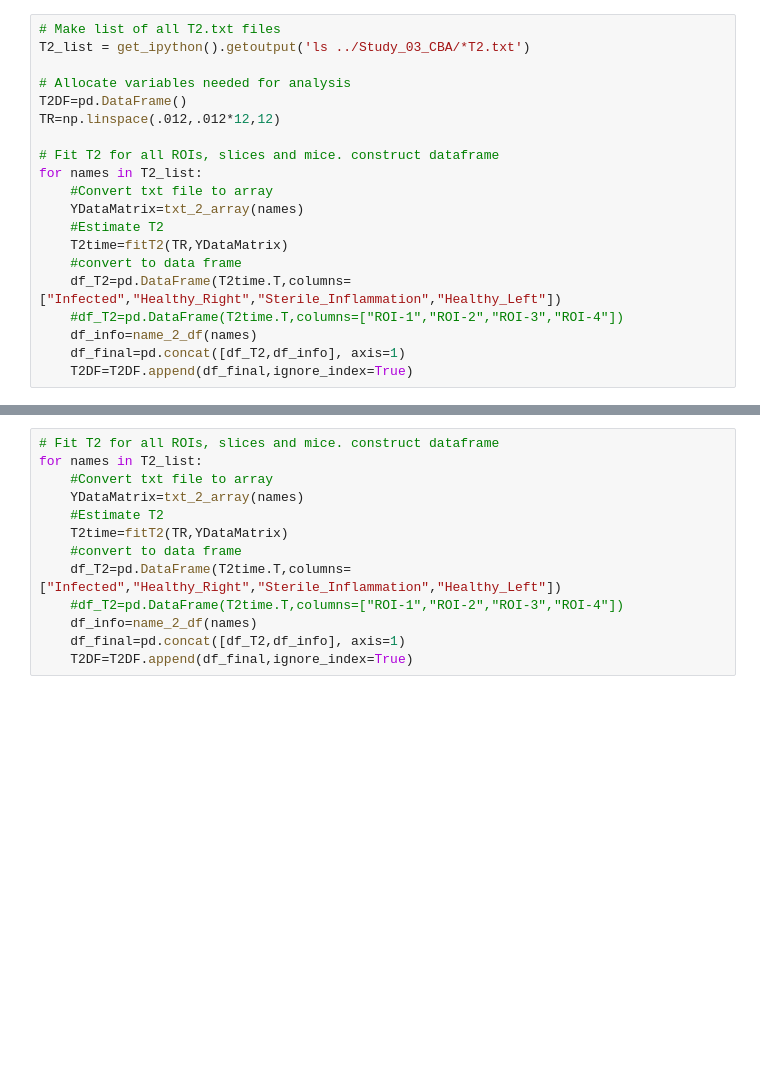
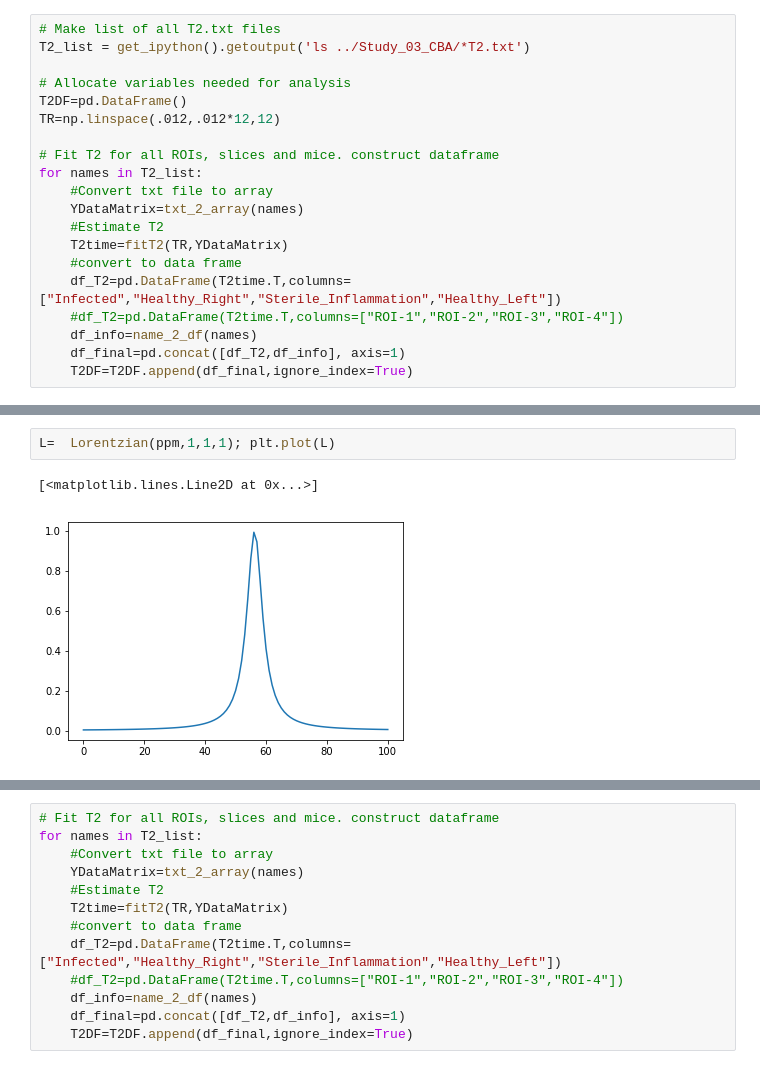
Before and after one commit to jmgold92/Machine-Learning-4-MRI, a Jupyter notebook: Infection_vs_Inflammation/Code/01-Process_Data.ipynb, the cells around one changed output, grey strips where cells are left out. Saved outputs shown, nothing was run; the diff lists cells and outputs as text; blank space fills up the shorter version.

```diff
--- a/Infection_vs_Inflammation/Code/01-Process_Data.ipynb
+++ b/Infection_vs_Inflammation/Code/01-Process_Data.ipynb
@@ -67,0 +160,5 @@ T2DF[T2DF.Slice==5].iloc[:,:4].plot.density(); title("Slice 05"); xlim((0.025,.1
+# %%
+L=  Lorentzian(ppm,1,1,1); plt.plot(L)
+# %% [output]
+[<matplotlib.lines.Line2D at 0x...>]
+[figure, added]
```
Also changed, not shown: parts of 19 cells of this notebook, 2 other files.
